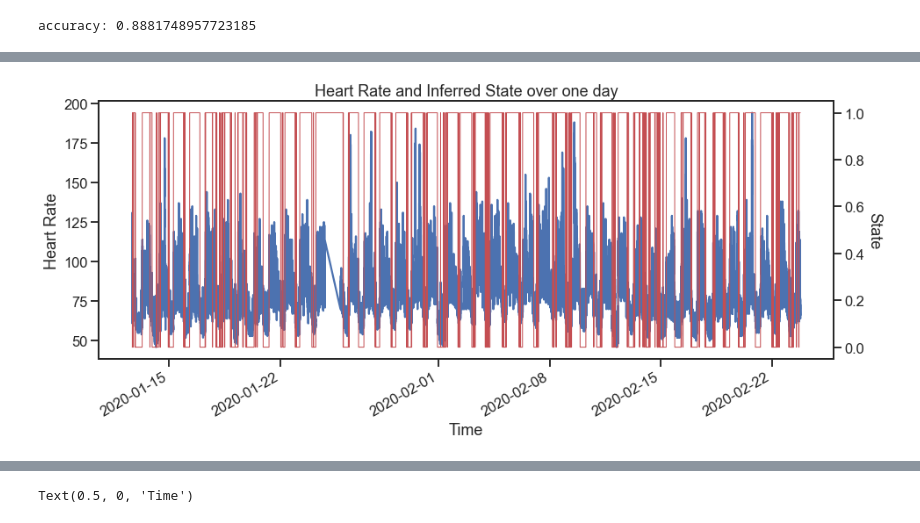
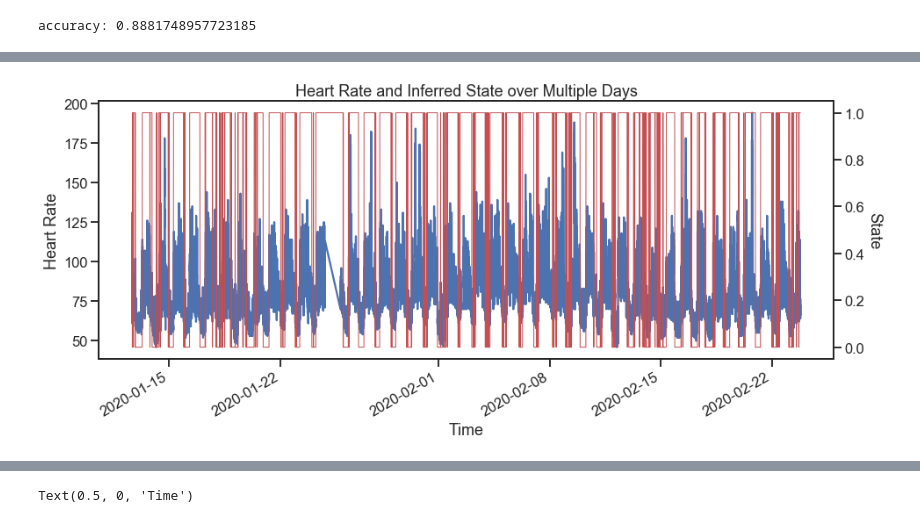
Before and after one commit to kimberlymcm/digitalhealth_project, a Jupyter notebook: src/Initial_Heart_Rate_Exploration.ipynb, the cells around one changed output, grey strips where cells are left out. Drawn from its saved outputs; the diff is of its cells as text; code cells hidden in the pictures.

```diff
--- a/src/Initial_Heart_Rate_Exploration.ipynb
+++ b/src/Initial_Heart_Rate_Exploration.ipynb
@@ -232,7 +218,7 @@ accuracy: 0.8881748957723185
 ax = df.plot(x="datetime", y="bpm", legend=False, figsize=(15, 6))
 ax2 = ax.twinx()
 df.plot(x="datetime", y="state", ax=ax2, linewidth=1, legend=False, color="r")
-plt.title("Heart Rate and Inferred State over one day")
+plt.title("Heart Rate and Inferred State over Multiple Days")
 ax.set_ylabel("Heart Rate")
 ax2.set_ylabel("State", rotation=270, labelpad=20)
 ax.set_xlabel("Time")
@@ -253,4 +227,4 @@ ax.set_xlabel("Time")
-[figure, old version]
+[figure, new version]
 # %%
 ax = df.plot(x="datetime", y="bpm", legend=False, figsize=(15, 6))
 ax2 = ax.twinx()
```
Also changed, not shown: parts of 6 cells of this notebook, 4 other files.
